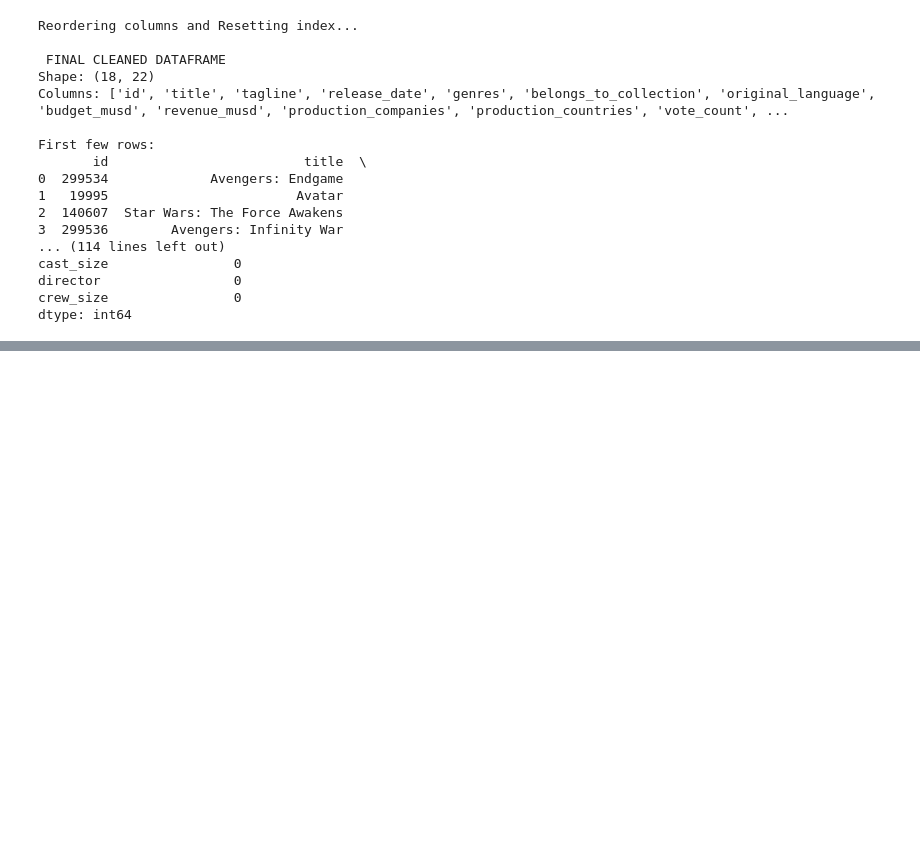
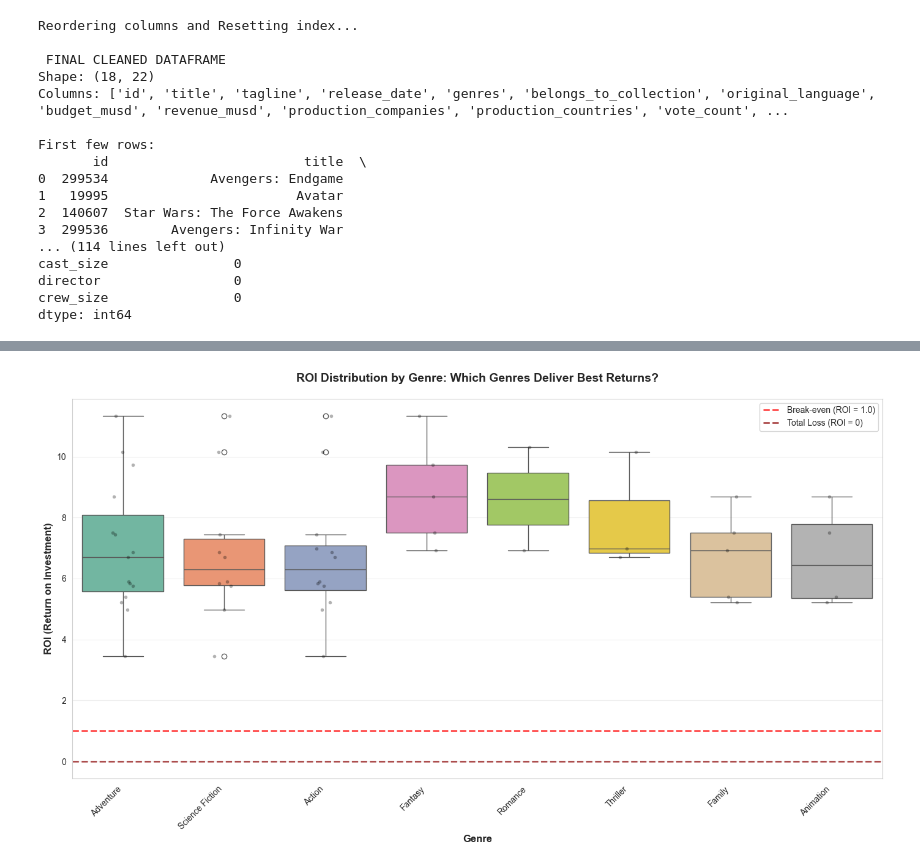
Before and after one commit to CarlitoCrankie/DEM02_TMDB_CARL, a Jupyter notebook: TMBD_EDA.ipynb, the cells around one changed output, grey strips where cells are left out. Cells and saved outputs as stored; diff of their text form; code cells hidden in the pictures; blank space fills up the shorter version.

```diff
--- a/TMBD_EDA.ipynb
+++ b/TMBD_EDA.ipynb
@@ -891,0 +1438,79 @@ dtype: int64
+# %%
+print("\n" + "="*70)
+print("VISUALIZATION 2: ROI DISTRIBUTION BY GENRE")
+print("="*70)
+
+# Prepare data: explode genres (split pipe-separated values)
+genre_roi_data = movies_kpi[movies_kpi['roi'].notna()].copy()
+genre_roi_data['genres_list'] = genre_roi_data['genres'].str.split('|')
+
+# Explode genres into separate rows
+genre_roi_exploded = genre_roi_data.explode('genres_list')
+
+# Remove any whitespace
+genre_roi_exploded['genres_list'] = genre_roi_exploded['genres_list'].str.strip()
+
+# Create box plot
+fig, ax = plt.subplots(figsize=(14, 8))
+
+# Get top genres by count
+top_genres = genre_roi_exploded['genres_list'].value_counts().head(8).index
+
+# Filter to top genres only
+genre_roi_top = genre_roi_exploded[genre_roi_exploded['genres_list'].isin(top_genres)]
+
+# Create box plot
+sns.boxplot(
+    data=genre_roi_top,
+    x='genres_list',
+    y='roi',
+    palette='Set2',
+    ax=ax
+)
+
+# Overlay individual points
+sns.stripplot(
+    data=genre_roi_top,
+    x='genres_list',
+    y='roi',
+    color='black',
+    alpha=0.3,
+    size=4,
+    ax=ax
+)
+
+# Labels and title
+ax.set_xlabel('Genre', fontsize=12, fontweight='bold')
+ax.set_ylabel('ROI (Return on Investment)', fontsize=12, fontweight='bold')
+ax.set_title('ROI Distribution by Genre: Which Genres Deliver Best Returns?',
+             fontsize=14, fontweight='bold', pad=20)
+
+# Rotate x-axis labels
+ax.set_xticklabels(ax.get_xticklabels(), rotation=45, ha='right')
+
+# Add horizontal line at ROI = 1 (break-even)
+ax.axhline(y=1, color='red', linestyle='--', linewidth=2, label='Break-even (ROI = 1.0)', alpha=0.7)
+
+# Add horizontal line at ROI = 0 (total loss)
+ax.axhline(y=0, color='darkred', linestyle='--', linewidth=2, label='Total Loss (ROI = 0)', alpha=0.7)
+
+ax.legend(loc='upper right', fontsize=10)
+ax.grid(True, alpha=0.3, axis='y')
+
+plt.tight_layout()
+plt.savefig('roi_by_genre.png', dpi=300, bbox_inches='tight')
+print("✓ Saved: roi_by_genre.png")
+plt.show()
+
+# Print insights
+print("\n📊 INSIGHTS:")
+genre_roi_stats = genre_roi_top.groupby('genres_list')['roi'].agg(['mean', 'median', 'count']).round(2)
+genre_roi_stats = genre_roi_stats.sort_values('mean', ascending=False)
+print("\nGenre ROI Statistics (sorted by mean):")
+print(genre_roi_stats)
+
+best_genre = genre_roi_stats.index[0]
+best_roi = genre_roi_stats.iloc[0]['mean']
+print(f"\n🏆 Best performing genre: {best_genre} (Mean ROI: {best_roi:.2f})")
+print(f"   This means for every $1 spent, you earn ${best_roi:.2f} back")
+# %% [output]
@@ -891,0 +1524 @@ dtype: int64
+[figure, added]
```
Also changed, not shown: parts of 30 cells of this notebook, 6 other files.
